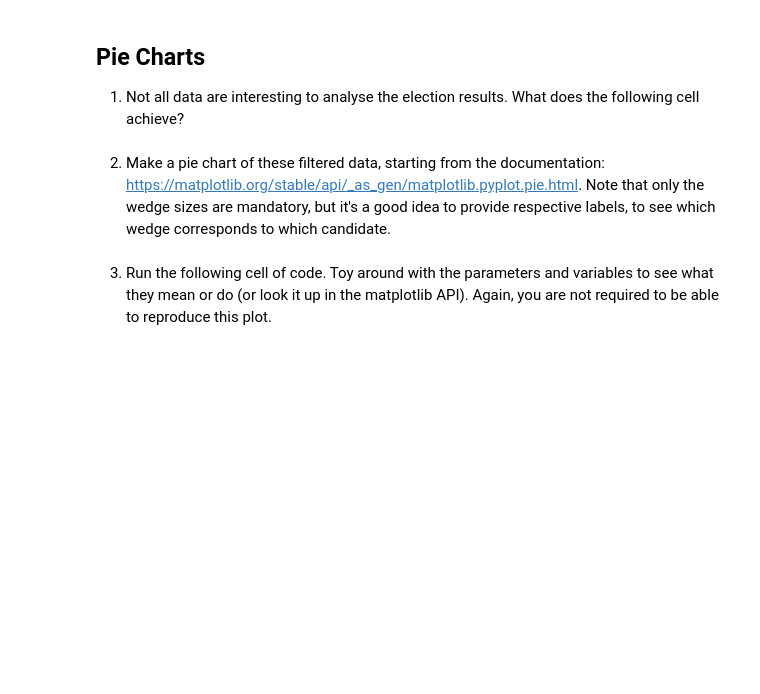
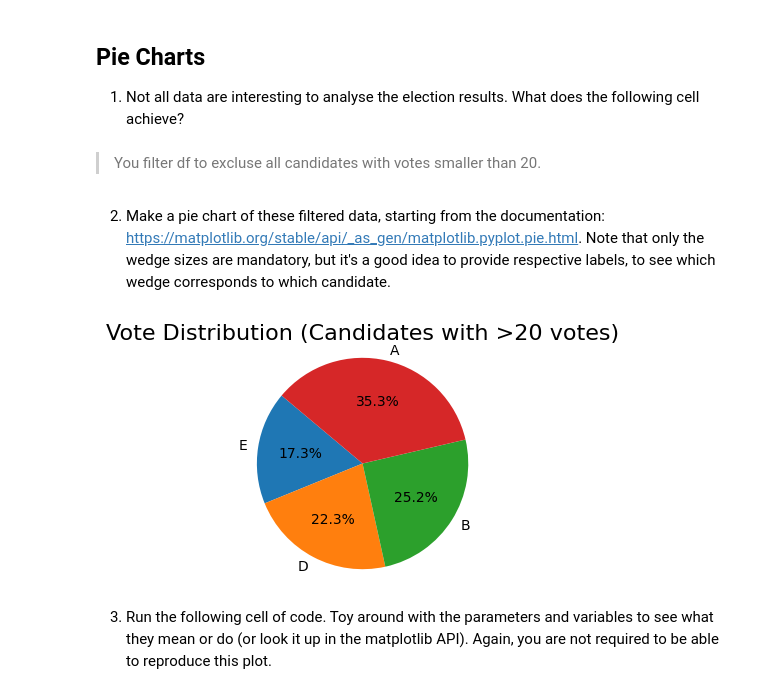
Before and after one commit to KUL-Industriele-ingenieurs/statistical-data-management, a Jupyter notebook: statistical-data-management/Session01.ipynb, the cells around one changed output. Drawn from its saved outputs; the diff is of its cells as text; code cells hidden in the pictures; blank space fills up the shorter version.

```diff
--- a/statistical-data-management/Session01.ipynb
+++ b/statistical-data-management/Session01.ipynb
@@ -117,10 +192,21 @@ plt.close()
 ## Pie Charts
 
 1. Not all data are interesting to analyse the election results. What does the following cell achieve?
+# %% [markdown]
+> You filter df to excluse all candidates with votes smaller than 20.
 # %%
 df_filtered = df[df['votes'] > 20]
 # %% [markdown]
 2. Make a pie chart of these filtered data, starting from the documentation: https://matplotlib.org/stable/api/_as_gen/matplotlib.pyplot.pie.html. Note that only the wedge sizes are mandatory, but it's a good idea to provide respective labels, to see which wedge corresponds to which candidate.
+# %%
+plt.figure(figsize=(3,3))
+plt.pie(df_filtered['votes'], labels=df_filtered['candidate'], autopct='%1.1f%%', startangle=140)
+plt.title('Vote Distribution (Candidates with >20 votes)', fontsize=16)
+plt.axis('equal')
+plt.show()
+plt.close()
+# %% [output]
+[figure, added]
 # %% [markdown]
 3. Run the following cell of code. Toy around with the parameters and variables to see what they mean or do (or look it up in the matplotlib API). Again, you are not required to be able to reproduce this plot.
 # %%
```
Also changed, not shown: parts of 9 cells of this notebook, 1 other file.
